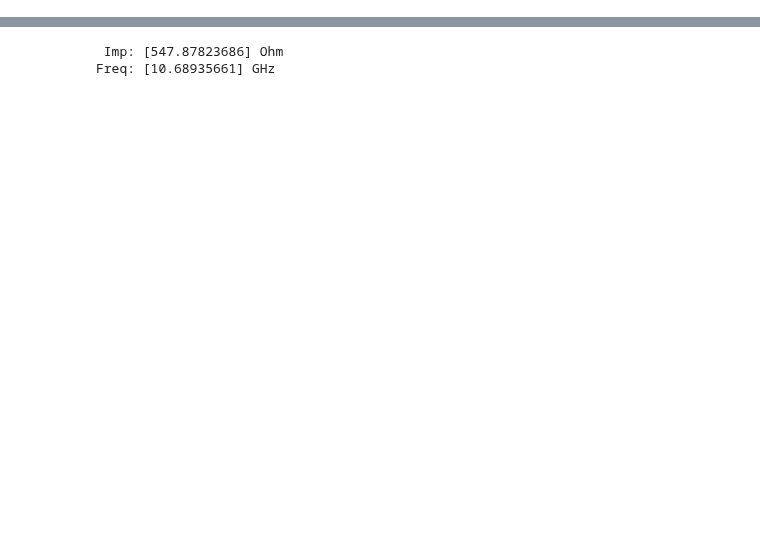
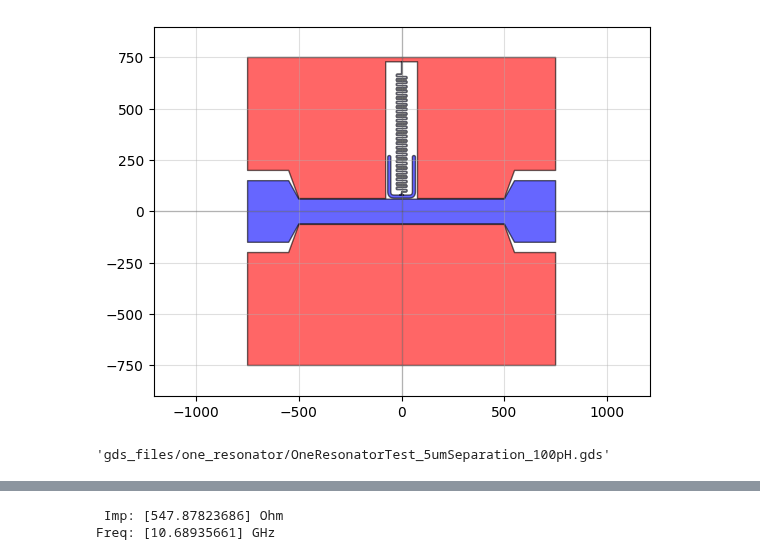
Before and after one commit to cbelo/resonators, a Jupyter notebook: Schuster_resonators.ipynb, the cells around one changed output, grey strips where cells are left out. Saved outputs shown, nothing was run; the diff lists cells and outputs as text; code cells hidden in the pictures; blank space fills up the shorter version.

```diff
--- a/Schuster_resonators.ipynb
+++ b/Schuster_resonators.ipynb
@@ -59,3 +162,46 @@ chip.write_gds("test.gds")
+# %%
+
+Chipsize = [1500,1500]
+SeparationTlineResonator = 0
+NumberOfResonators = 1
+FeedlineWidth = 120
+FeedlineLength  = 1000
+FeedlineGap = 3
+FeedlineTaperLength =  50
+BondpadWidth =  300
+BondpadLength = 200
+BondpadGap = 50
+
+#Resonator parameters
+CapacitorHorizontalLength = np.ones(NumberOfResonators)*120
+CapacitorVerticalLength = np.ones(NumberOfResonators)*200
+CapacitorWidth = np.ones(NumberOfResonators)*15
+
+NumberOfBends = np.ones(NumberOfResonators, dtype=int)*50
+InductorVerticalLength = np.ones(NumberOfResonators)*11
+InductorHorizontalLength = np.ones(NumberOfResonators)*50
+InductorEndLength = 50*np.ones(NumberOfResonators)
+InductorTotalLength = InductorVerticalLength*(NumberOfBends+4) + InductorEndLength +InductorHorizontalLength*NumberOfBends
+InductorWidth = np.ones(NumberOfResonators)*1
+TaperWidth = np.ones(NumberOfResonators)*20
+SpacingC0 = np.ones(NumberOfResonators)*10
+SpacingCc = np.ones(NumberOfResonators)*(2)
+TaperLength = np.ones(NumberOfResonators)*5
+
+
+c, metal,chip = ChipResonatorsTline(Chipsize, NumberOfResonators, SeparationTlineResonator,
+                        FeedlineWidth, FeedlineLength, FeedlineGap,
+                        FeedlineTaperLength, BondpadWidth, BondpadLength, BondpadGap,
+                        CapacitorHorizontalLength, CapacitorVerticalLength, CapacitorWidth,
+                        NumberOfBends, InductorVerticalLength, InductorHorizontalLength, InductorWidth, InductorEndLength,
+                        TaperWidth, TaperLength, SpacingC0, SpacingCc)
+
+# qp([c, metal])
+qp(chip)
+chip.write_gds("gds_files/one_resonator/OneResonatorTest_5umSeparation_100pH.gds")
+# %% [output]
+[figure, added]
+'gds_files/one_resonator/OneResonatorTest_5umSeparation_100pH.gds'
 # %%
 epsilon_r = 11.9
 thickness_subs = 500e-6
```
Also changed, not shown: parts of 15 cells of this notebook.
